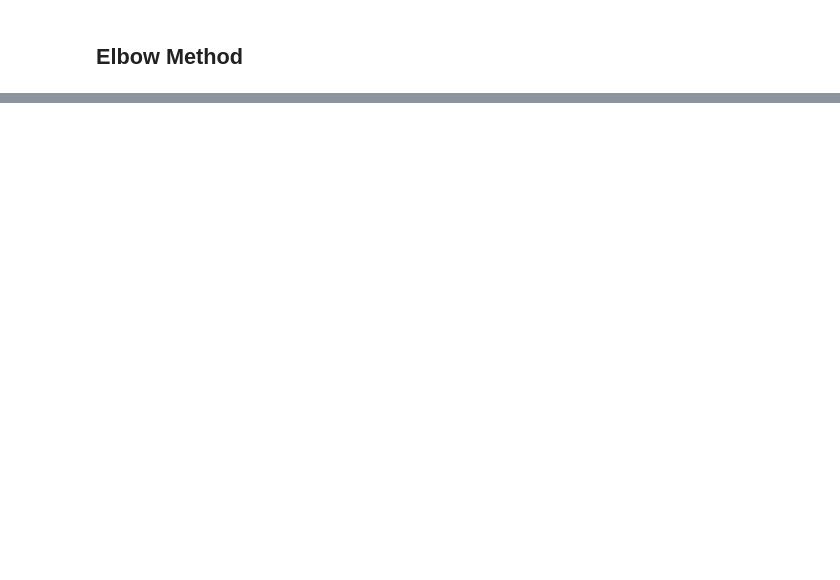
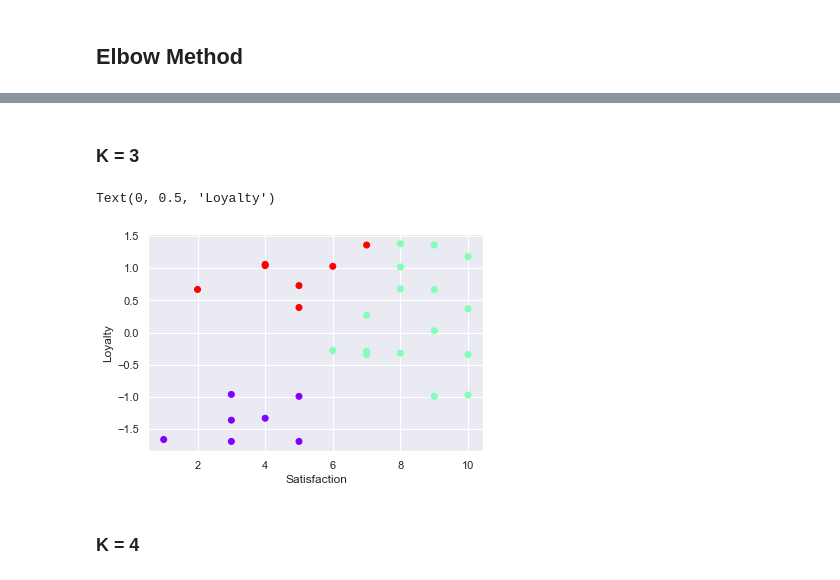
Before and after one commit to hasbiabdulmajid/KMeans_Clustering, a Jupyter notebook: Untitled.ipynb, the cells around one changed output, grey strips where cells are left out. Cells and saved outputs as stored; diff of their text form; code cells hidden in the pictures; blank space fills up the shorter version.

```diff
--- a/Untitled.ipynb
+++ b/Untitled.ipynb
@@ -129,0 +147,17 @@ Text(0, 0.5, 'WCSS')
+# %% [markdown]
+### K = 3
+# %%
+model3 = KMeans(3)
+model3.fit(x_scaled)
+cluster3 = x.copy()
+cluster3['Cluster Prediction'] = model3.fit_predict(x_scaled)
+
+# Plot
+plt.scatter(cluster3['Satisfaction'],cluster3['Loyalty'],c=cluster3['Cluster Prediction'],cmap='rainbow')
+plt.xlabel('Satisfaction')
+plt.ylabel('Loyalty')
+# %% [output]
+Text(0, 0.5, 'Loyalty')
+[figure, added]
+# %% [markdown]
+### K = 4
```
Also changed, not shown: parts of 12 cells of this notebook.
